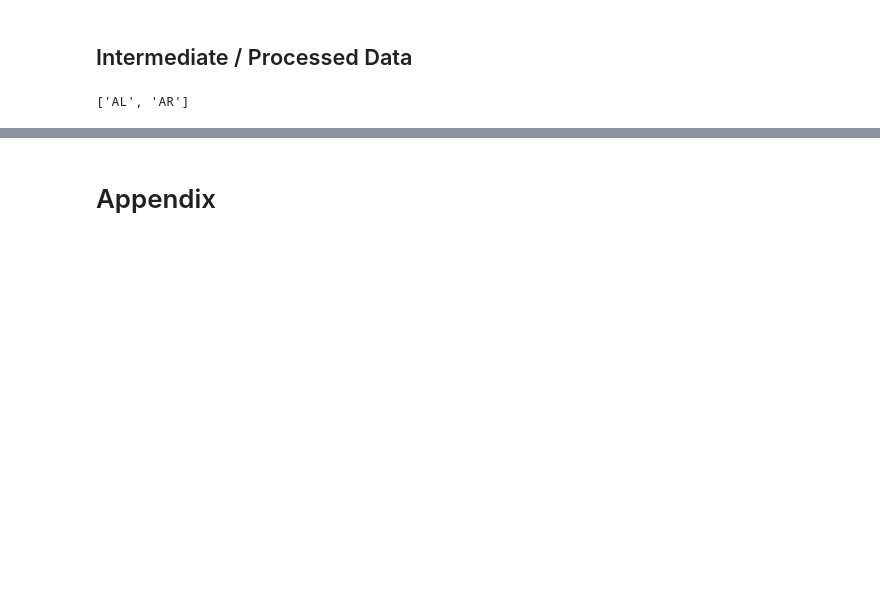
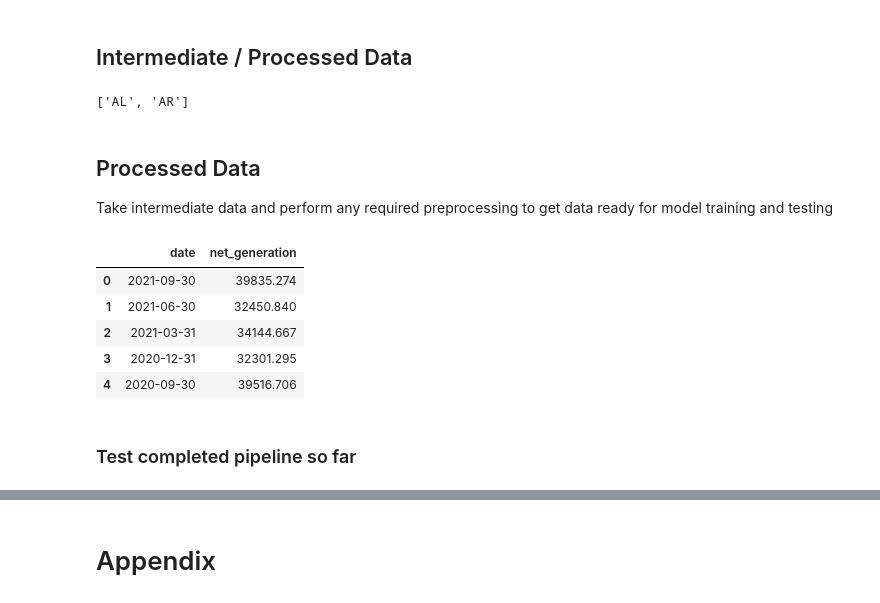
Before and after one commit to devanshmalik/emissions-oracle, a Jupyter notebook: notebooks/0.2-raw-intermediate-data-setup.ipynb, the cells around one changed output, grey strips where cells are left out. Drawn from its saved outputs; the diff is of its cells as text; code cells hidden in the pictures; blank space fills up the shorter version.

```diff
--- a/notebooks/0.2-raw-intermediate-data-setup.ipynb
+++ b/notebooks/0.2-raw-intermediate-data-setup.ipynb
@@ -83,0 +80,18 @@ for state in states:
+# %% [markdown]
+## Processed Data
+
+Take intermediate data and perform any required preprocessing to get data ready for model training and testing
+# %%
+from pandas import to_datetime
+test_df_AL = pd.read_csv('test_intermediate_AL.csv')
+test_df_AL['date'] = to_datetime(test_df_AL['date'])
+# test_df_AL.plot('date','net_generation')
+# test_df_AL.info()
+test_df_AL.head()
+# %% [output]
+|  | date | net_generation |
+| 0 | 2021-09-30 | 39835.274 |
+| 1 | 2021-06-30 | 32450.840 |
+| 2 | 2021-03-31 | 34144.667 |
+| 3 | 2020-12-31 | 32301.295 |
+| 4 | 2020-09-30 | 39516.706 |
@@ -83,0 +101,2 @@ for state in states:
+# %% [markdown]
+### Test completed pipeline so far
```
Also changed, not shown: parts of 44 cells of this notebook, 10 other files.
